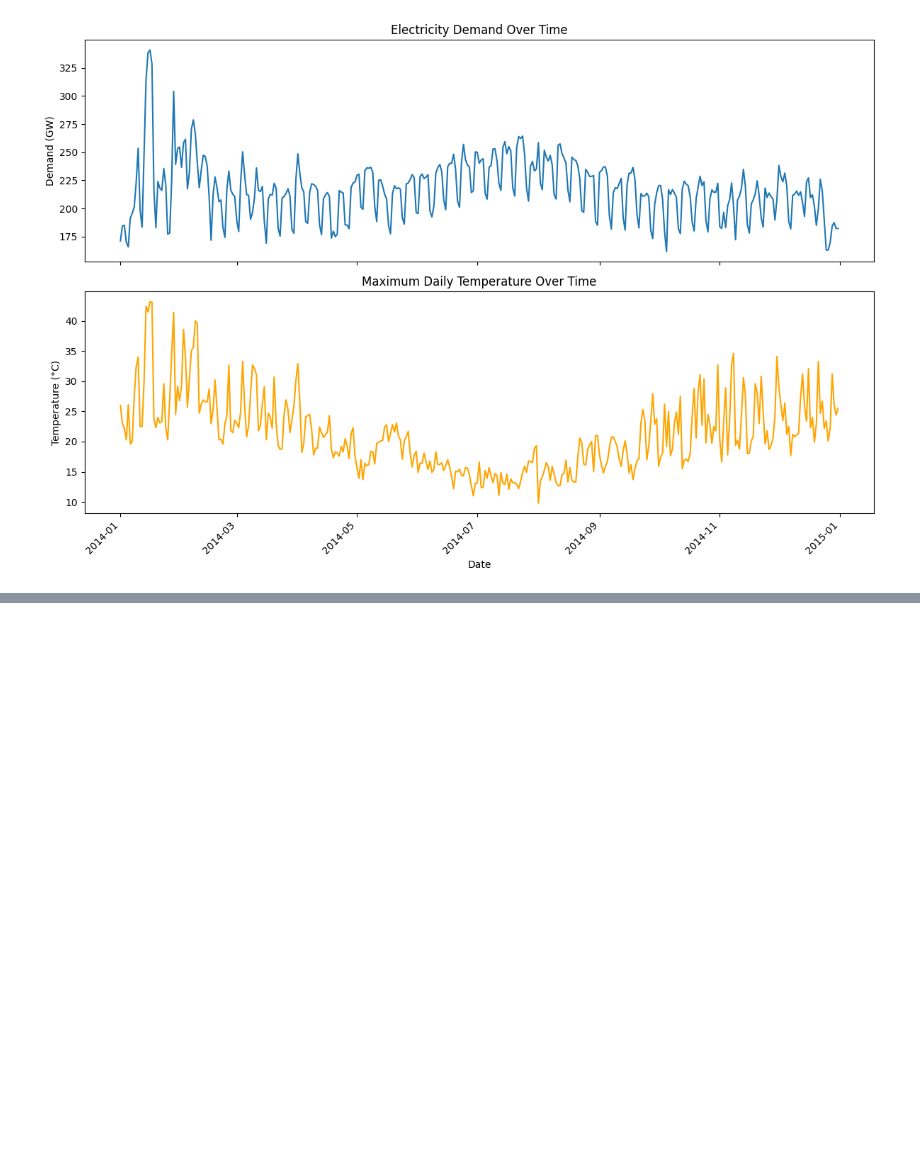
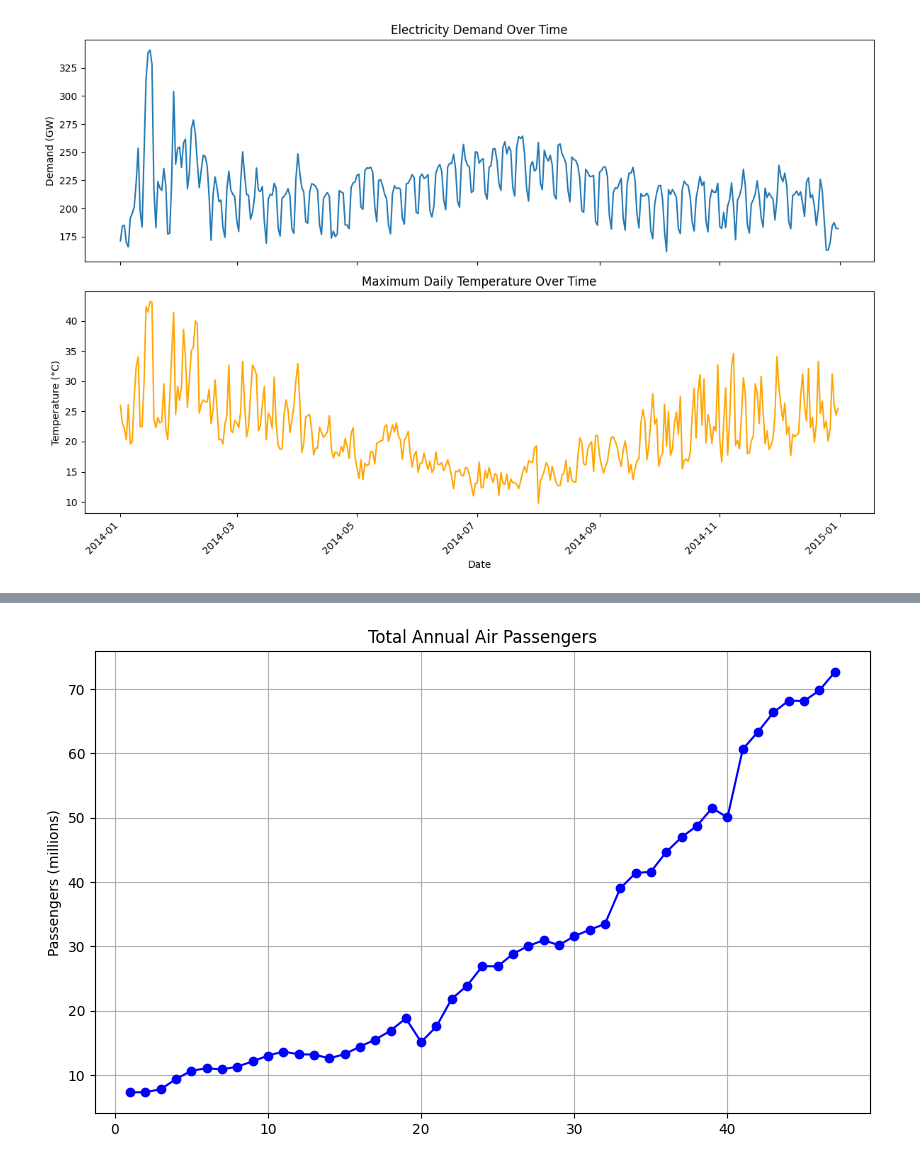
Before and after one commit to safeai-snu/Econometrics, a Jupyter notebook: Ch3.4.ARIMA_errors.ipynb, the cells around one changed output, grey strips where cells are left out. Drawn from its saved outputs; the diff is of its cells as text; code cells hidden in the pictures; blank space fills up the shorter version.

```diff
--- a/Ch3.4.ARIMA_errors.ipynb
+++ b/Ch3.4.ARIMA_errors.ipynb
@@ -325,0 +545,2 @@ See the caveats in the documentation: https://pandas.pydata.org/pandas-docs/stab
+# %%
+aus_airpassengers = pd.read_csv('sample_data/aus_airpassengers.csv', index_col=0)
@@ -325,0 +568,14 @@ See the caveats in the documentation: https://pandas.pydata.org/pandas-docs/stab
+# %%
+# Plotting the 'Passengers' column
+plt.figure(figsize=(10, 6))
+plt.plot(aus_airpassengers.index, aus_airpassengers['Passengers'], marker='o', linestyle='-', color='b')
+
+# Adding labels and title
+plt.ylabel('Passengers (millions)')
+plt.title('Total Annual Air Passengers')
+plt.grid(True)
+
+# Show the plot
+plt.show()
+# %% [output]
+[figure, added]
```
Also changed, not shown: parts of 11 cells of this notebook.
